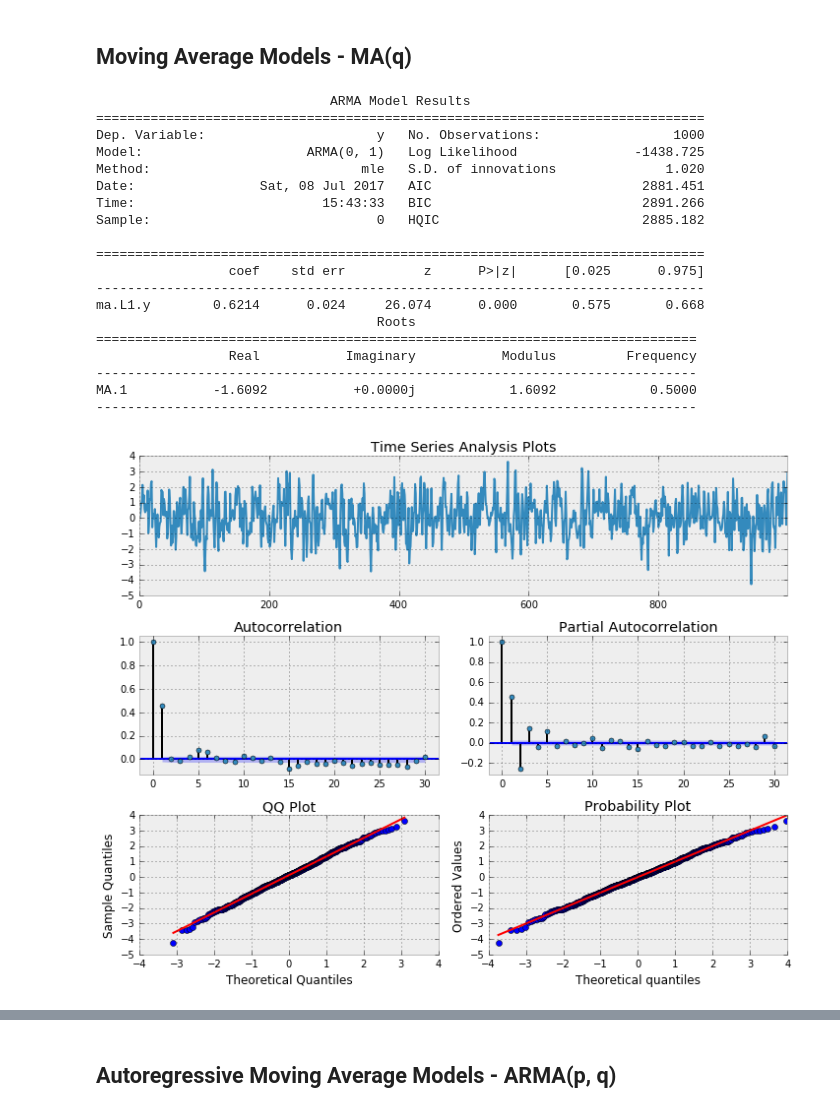
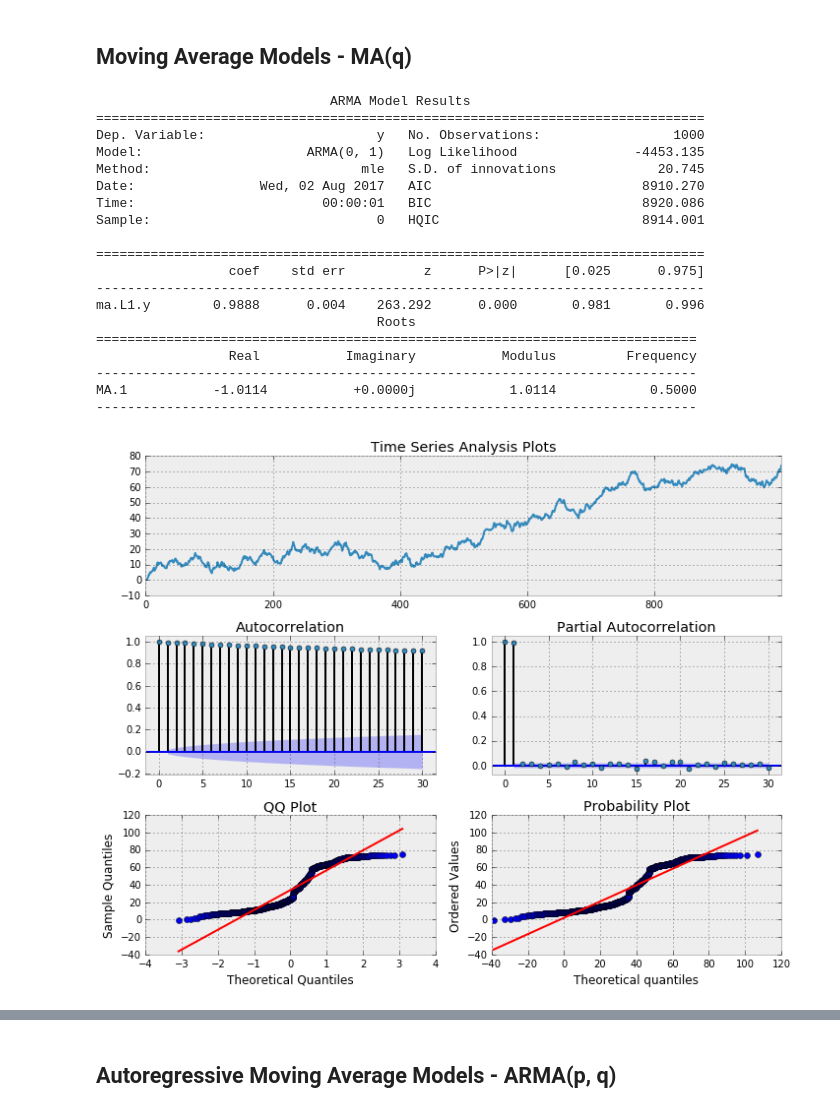
Before and after one commit to hisarack/hello-tsa, a Jupyter notebook: hello_statsmodel.ipynb, the cells around one changed output, grey strips where cells are left out. Drawn from its saved outputs; the diff is of its cells as text; code cells hidden in the pictures.

```diff
--- a/hello_statsmodel.ipynb
+++ b/hello_statsmodel.ipynb
@@ -109,36 +107,36 @@ best estimated lag order = 1
 ## Moving Average Models - MA(q)
 # %%
 n = int(1000)
-alphas = np.array([0.])
-betas = np.array([0.6])
+alphas = np.array([1])
+betas = np.array([0.])
 ar = np.r_[1, -alphas]
 ma = np.r_[1, betas]
 ma1 = smt.arma_generate_sample(ar=ar, ma=ma, nsample=n)
 max_lag = 30
 mdl = smt.ARMA(ma1, order=(0, 1)).fit(maxlag=max_lag, method='mle', trend='nc')
 print(mdl.summary())
 tsplot(ma1, lags=30)
 # %% [output]
                               ARMA Model Results
 ==============================================================================
 Dep. Variable:                      y   No. Observations:                 1000
-Model:                     ARMA(0, 1)   Log Likelihood               -1438.725
-Method:                           mle   S.D. of innovations              1.020
-Date:                Sat, 08 Jul 2017   AIC                           2881.451
-Time:                        15:43:33   BIC                           2891.266
-Sample:                             0   HQIC                          2885.182
+Model:                     ARMA(0, 1)   Log Likelihood               -4453.135
+Method:                           mle   S.D. of innovations             20.745
+Date:                Wed, 02 Aug 2017   AIC                           8910.270
+Time:                        00:00:01   BIC                           8920.086
+Sample:                             0   HQIC                          8914.001
 
 ==============================================================================
                  coef    std err          z      P>|z|      [0.025      0.975]
 ------------------------------------------------------------------------------
-ma.L1.y        0.6214      0.024     26.074      0.000       0.575       0.668
+ma.L1.y        0.9888      0.004    263.292      0.000       0.981       0.996
                                     Roots
 =============================================================================
                  Real           Imaginary           Modulus         Frequency
 -----------------------------------------------------------------------------
-MA.1           -1.6092           +0.0000j            1.6092            0.5000
+MA.1           -1.0114           +0.0000j            1.0114            0.5000
 -----------------------------------------------------------------------------
-[figure, old version]
+[figure, new version]
 # %%
 n = int(1000)
 alphas = np.array([0.])
```
Also changed, not shown: parts of 11 cells of this notebook, 1 other file.
